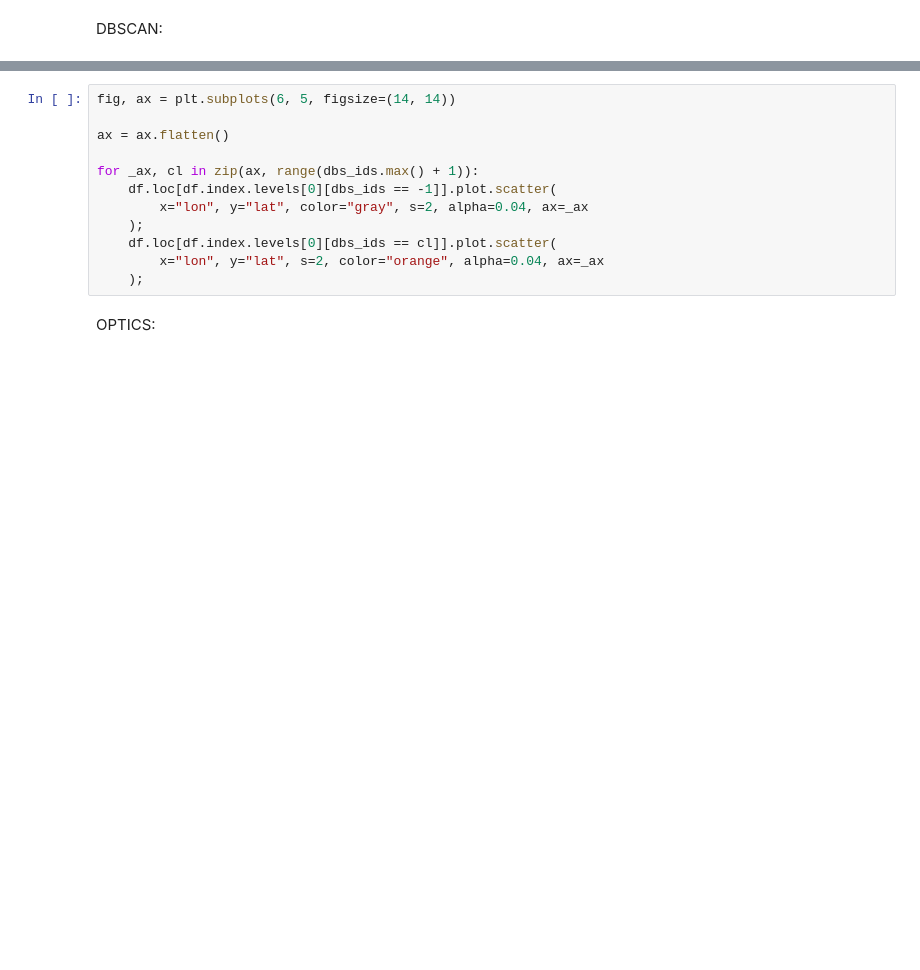
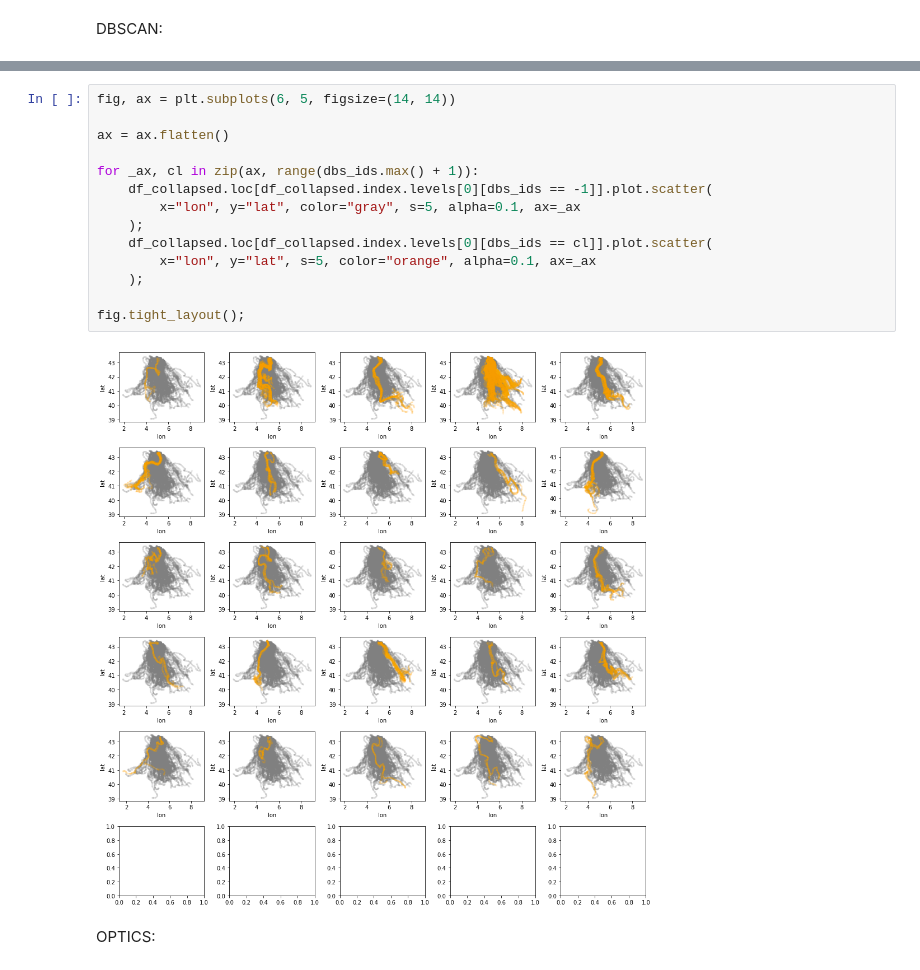
Before and after one commit to willirath/lagrangian_trajectory_clustering, a Jupyter notebook: notebooks/2021-09-21_edit_distance_clustering.ipynb, the cells around one changed output, grey strips where cells are left out. Saved outputs shown, nothing was run; the diff lists cells and outputs as text; blank space fills up the shorter version.

```diff
--- a/notebooks/2021-09-21_edit_distance_clustering.ipynb
+++ b/notebooks/2021-09-21_edit_distance_clustering.ipynb
@@ -416,15 +434,19 @@ plt.hist(dbs_ids)
 # %%
 fig, ax = plt.subplots(6, 5, figsize=(14, 14))
 
 ax = ax.flatten()
 
 for _ax, cl in zip(ax, range(dbs_ids.max() + 1)):
-    df.loc[df.index.levels[0][dbs_ids == -1]].plot.scatter(
-        x="lon", y="lat", color="gray", s=2, alpha=0.04, ax=_ax
+    df_collapsed.loc[df_collapsed.index.levels[0][dbs_ids == -1]].plot.scatter(
+        x="lon", y="lat", color="gray", s=5, alpha=0.1, ax=_ax
     );
-    df.loc[df.index.levels[0][dbs_ids == cl]].plot.scatter(
-        x="lon", y="lat", s=2, color="orange", alpha=0.04, ax=_ax
+    df_collapsed.loc[df_collapsed.index.levels[0][dbs_ids == cl]].plot.scatter(
+        x="lon", y="lat", s=5, color="orange", alpha=0.1, ax=_ax
     );
+
+fig.tight_layout();
+# %% [output]
+[figure, added]
 # %% [markdown]
 OPTICS:
 # %%
```
Also changed, not shown: parts of 10 cells of this notebook.
